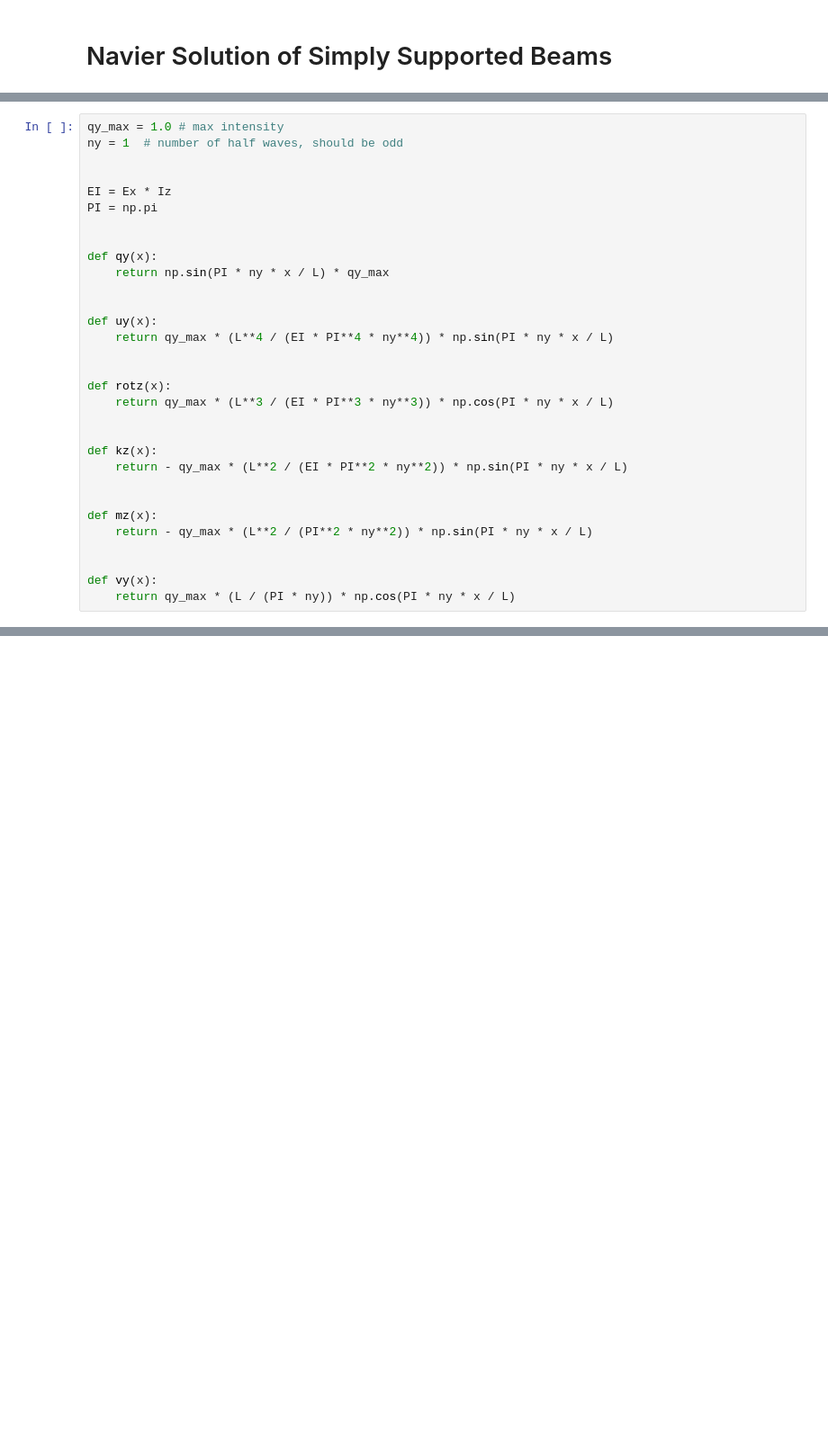
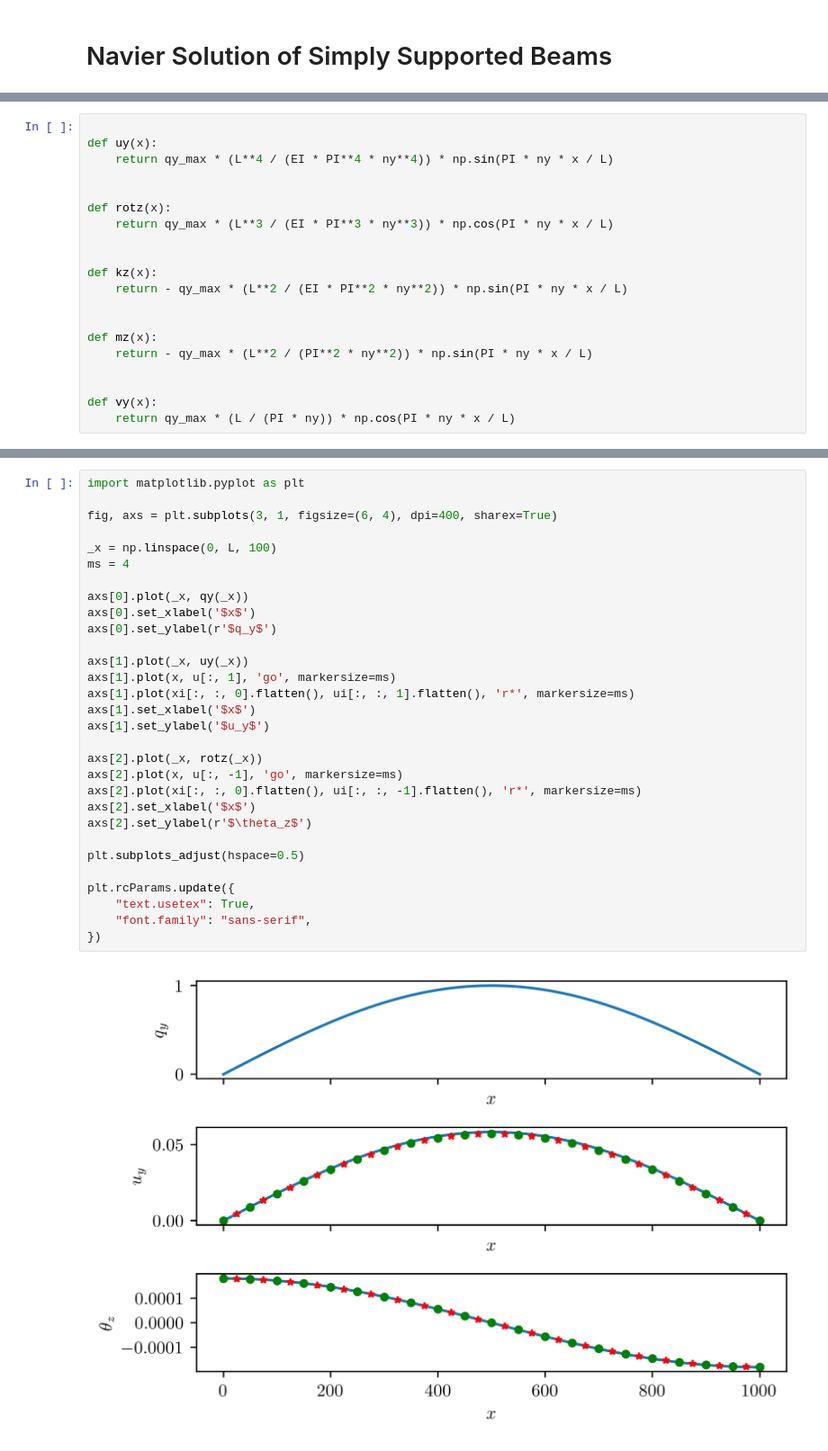
Before and after one commit to dewloosh/SigmaEpsilon, a Jupyter notebook: notebooks/bernoulli/verification/linstat_navier.ipynb, the cells around one changed output, grey strips where cells are left out. Shown at 90% size. Drawn from its saved outputs; the diff is of its cells as text; blank space fills up the shorter version.

```diff
--- a/notebooks/bernoulli/verification/linstat_navier.ipynb
+++ b/notebooks/bernoulli/verification/linstat_navier.ipynb
@@ -35,17 +133,6 @@ V_y(x) &= - \frac{\partial M_z}{\partial x} = \frac{q_{y,max} L}{\pi n} cos \lef
 \end{align*}
 $$
 # %%
-qy_max = 1.0 # max intensity
-ny = 1  # number of half waves, should be odd
-
-
-EI = Ex * Iz
-PI = np.pi
-
-
-def qy(x):
-    return np.sin(PI * ny * x / L) * qy_max
-
 
 def uy(x):
     return qy_max * (L**4 / (EI * PI**4 * ny**4)) * np.sin(PI * ny * x / L)
@@ -207,0 +238,32 @@ plt.rcParams.update({
+# %%
+import matplotlib.pyplot as plt
+
+fig, axs = plt.subplots(3, 1, figsize=(6, 4), dpi=400, sharex=True)
+
+_x = np.linspace(0, L, 100)
+ms = 4
+
+axs[0].plot(_x, qy(_x))
+axs[0].set_xlabel('$x$')
+axs[0].set_ylabel(r'$q_y$')
+
+axs[1].plot(_x, uy(_x))
+axs[1].plot(x, u[:, 1], 'go', markersize=ms)
+axs[1].plot(xi[:, :, 0].flatten(), ui[:, :, 1].flatten(), 'r*', markersize=ms)
+axs[1].set_xlabel('$x$')
+axs[1].set_ylabel('$u_y$')
+
+axs[2].plot(_x, rotz(_x))
+axs[2].plot(x, u[:, -1], 'go', markersize=ms)
+axs[2].plot(xi[:, :, 0].flatten(), ui[:, :, -1].flatten(), 'r*', markersize=ms)
+axs[2].set_xlabel('$x$')
+axs[2].set_ylabel(r'$\theta_z$')
+
+plt.subplots_adjust(hspace=0.5)
+
+plt.rcParams.update({
+    "text.usetex": True,
+    "font.family": "sans-serif",
+})
+# %% [output]
+[figure, added]
```
Also changed, not shown: parts of 17 cells of this notebook, 36 other files.
